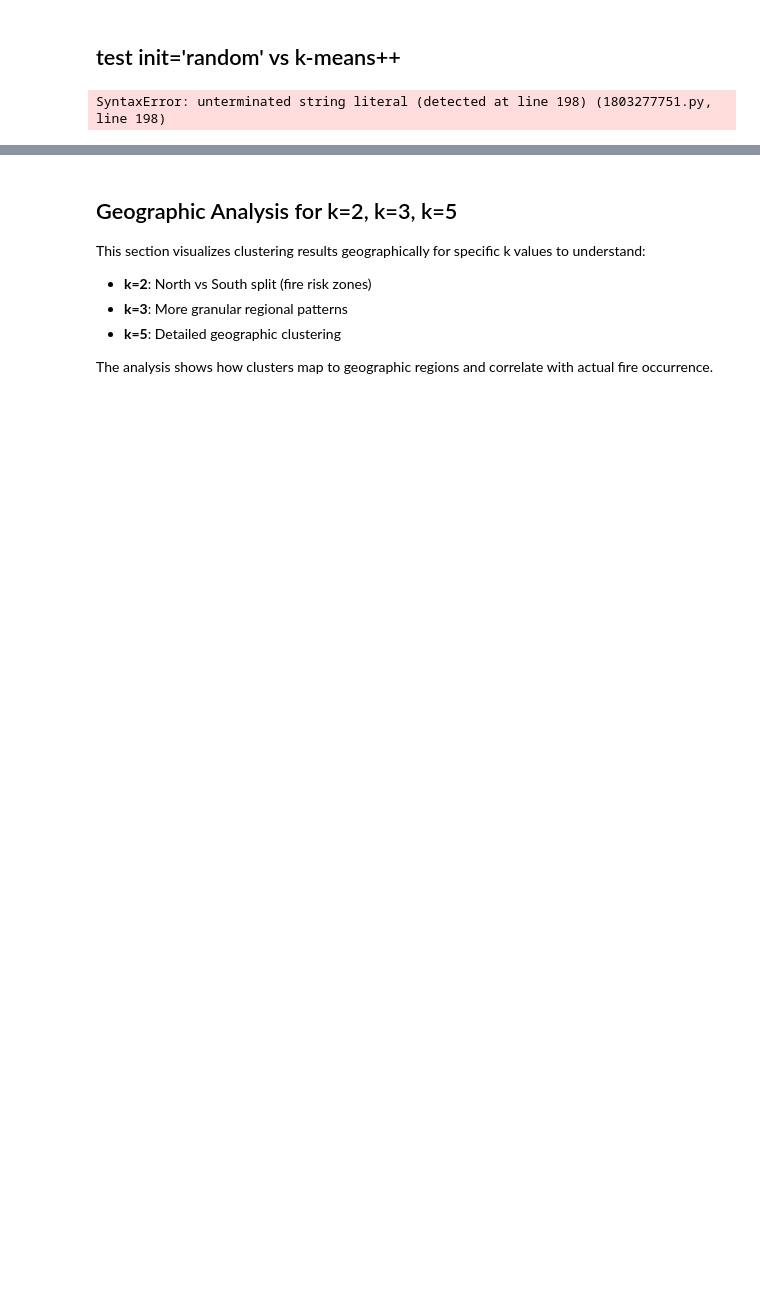
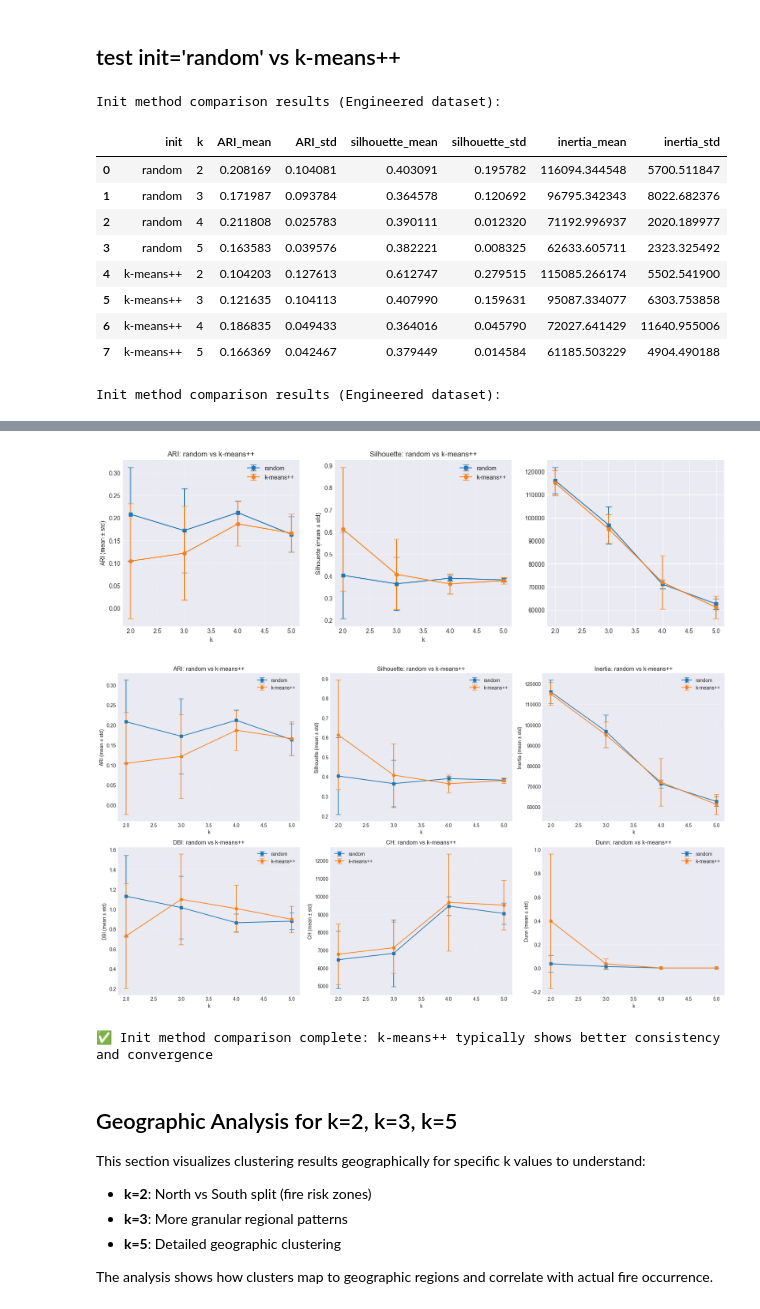
Before and after one commit to BESSAI-Tayeb/forest-fires-algeria-tunisia-analysis, a Jupyter notebook: analysis/unsupervised/kmeans.ipynb, the cells around one changed output, grey strips where cells are left out. Cells and saved outputs as stored; diff of their text form; code cells hidden in the pictures; blank space fills up the shorter version.

```diff
--- a/analysis/unsupervised/kmeans.ipynb
+++ b/analysis/unsupervised/kmeans.ipynb
@@ -433,7 +489,12 @@ for init_method in init_methods:
                     ch_val = np.nan
                 run_dbi.append(dbi_val)
                 run_ch.append(ch_val)
-                dunn_val = compute_dunn_index(X_eng, labels)
+                # Use sampling for Dunn index to avoid memory issues with large datasets
+                if len(X_eng) > 5000:
+                    sample_idx = np.random.choice(len(X_eng), 5000, replace=False)
+                    dunn_val = compute_dunn_index(X_eng[sample_idx], labels[sample_idx])
+                else:
+                    dunn_val = compute_dunn_index(X_eng, labels)
                 run_dunn.append(dunn_val)
             else:
                 run_sil.append(np.nan)
@@ -521,4 +582,14 @@ plt.show()
 
 print('✅ Init method comparison complete: k-means++ typically shows better consistency and convergence')
 # %% [output]
-SyntaxError: unterminated string literal (detected at line 198) (1803277751.py, line 198)
+Init method comparison results (Engineered dataset):
+|  | init | k | ARI_mean | ARI_std | silhouette_mean | silhouette_std | inertia_mean | inertia_std |
+| 0 | random | 2 | 0.208169 | 0.104081 | 0.403091 | 0.195782 | 116094.344548 | 5700.511847 |
+| 1 | random | 3 | 0.171987 | 0.093784 | 0.364578 | 0.120692 | 96795.342343 | 8022.682376 |
+| 2 | random | 4 | 0.211808 | 0.025783 | 0.390111 | 0.012320 | 71192.996937 | 2020.189977 |
+| 3 | random | 5 | 0.163583 | 0.039576 | 0.382221 | 0.008325 | 62633.605711 | 2323.325492 |
+| 4 | k-means++ | 2 | 0.104203 | 0.127613 | 0.612747 | 0.279515 | 115085.266174 | 5502.541900 |
+| 5 | k-means++ | 3 | 0.121635 | 0.104113 | 0.407990 | 0.159631 | 95087.334077 | 6303.753858 |
+| 6 | k-means++ | 4 | 0.186835 | 0.049433 | 0.364016 | 0.045790 | 72027.641429 | 11640.955006 |
+| 7 | k-means++ | 5 | 0.166369 | 0.042467 | 0.379449 | 0.014584 | 61185.503229 | 4904.490188 |
+Init method comparison results (Engineered dataset):
@@ -525,3 +605,6 @@ SyntaxError: unterminated string literal (detected at line 198) (1803277751.py,
+[figure, added]
+[figure, added]
+✅ Init method comparison complete: k-means++ typically shows better consistency and convergence
 # %% [markdown]
 ## Geographic Analysis for k=2, k=3, k=5
 
```
Also changed, not shown: parts of 12 cells of this notebook, 5 other files.
